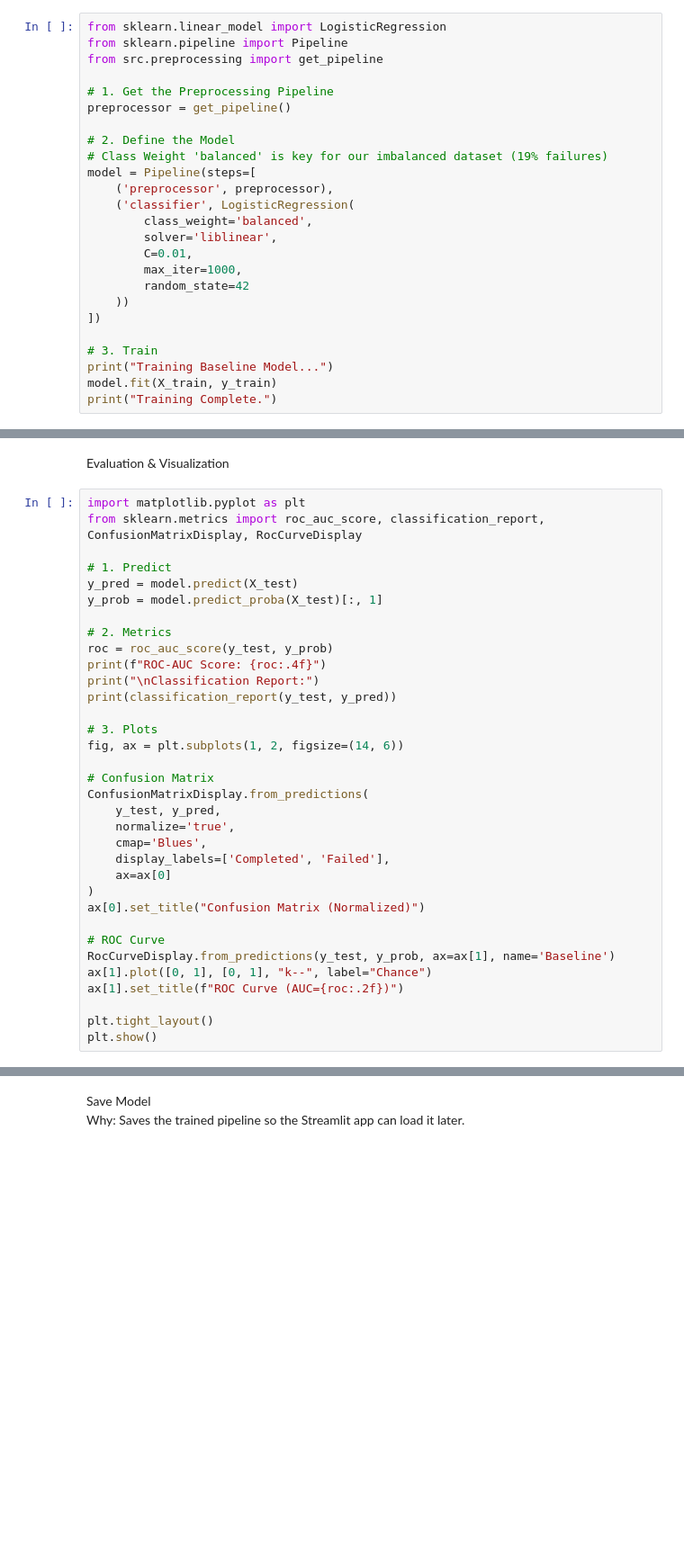
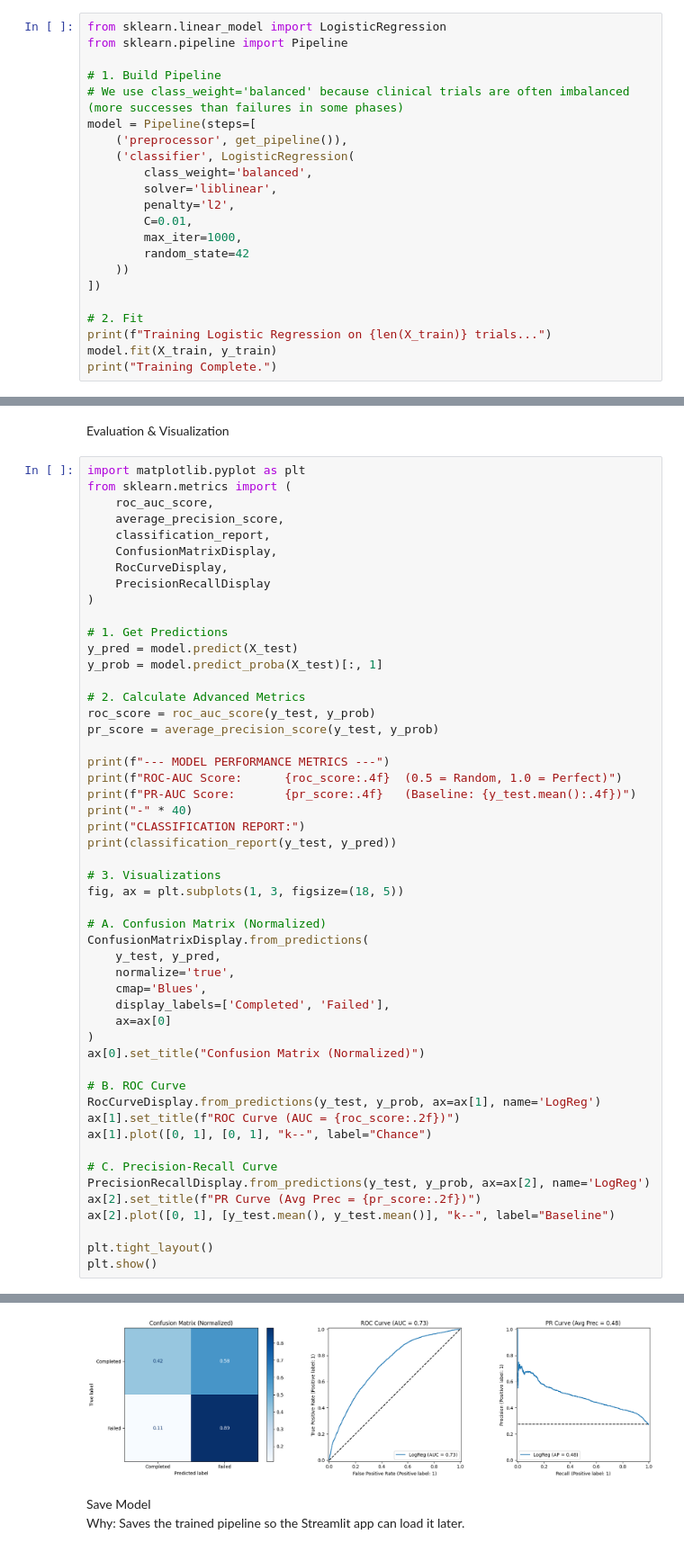
Before and after one commit to delaunan/clintrialpredict, a Jupyter notebook: WP1_baseline/baseline_model.ipynb, the cells around one changed output, grey strips where cells are left out. Shown: that part at 90% size. Cells and saved outputs as stored; diff of their text form; blank space fills up the shorter version.

Commit message:
transfer of baseline in python and clean ipynb ready

```diff
--- a/WP1_baseline/baseline_model.ipynb
+++ b/WP1_baseline/baseline_model.ipynb
@@ -84,25 +142,22 @@ Model training
 # %%
 from sklearn.linear_model import LogisticRegression
 from sklearn.pipeline import Pipeline
-from src.preprocessing import get_pipeline
 
-# 1. Get the Preprocessing Pipeline
-preprocessor = get_pipeline()
-
-# 2. Define the Model
-# Class Weight 'balanced' is key for our imbalanced dataset (19% failures)
+# 1. Build Pipeline
+# We use class_weight='balanced' because clinical trials are often imbalanced (more successes than failures in some phases)
 model = Pipeline(steps=[
-    ('preprocessor', preprocessor),
+    ('preprocessor', get_pipeline()),
     ('classifier', LogisticRegression(
         class_weight='balanced',
         solver='liblinear',
+        penalty='l2',
         C=0.01,
         max_iter=1000,
         random_state=42
     ))
 ])
 
-# 3. Train
-print("Training Baseline Model...")
+# 2. Fit
+print(f"Training Logistic Regression on {len(X_train)} trials...")
 model.fit(X_train, y_train)
 print("Training Complete.")
@@ -110,22 +168,34 @@ print("Training Complete.")
 Evaluation & Visualization
 # %%
 import matplotlib.pyplot as plt
-from sklearn.metrics import roc_auc_score, classification_report, ConfusionMatrixDisplay, RocCurveDisplay
+from sklearn.metrics import (
+    roc_auc_score,
+    average_precision_score,
+    classification_report,
+    ConfusionMatrixDisplay,
+    RocCurveDisplay,
+    PrecisionRecallDisplay
+)
 
-# 1. Predict
+# 1. Get Predictions
 y_pred = model.predict(X_test)
 y_prob = model.predict_proba(X_test)[:, 1]
 
-# 2. Metrics
-roc = roc_auc_score(y_test, y_prob)
-print(f"ROC-AUC Score: {roc:.4f}")
-print("\nClassification Report:")
+# 2. Calculate Advanced Metrics
+roc_score = roc_auc_score(y_test, y_prob)
+pr_score = average_precision_score(y_test, y_prob)
+
+print(f"--- MODEL PERFORMANCE METRICS ---")
+print(f"ROC-AUC Score:      {roc_score:.4f}  (0.5 = Random, 1.0 = Perfect)")
+print(f"PR-AUC Score:       {pr_score:.4f}   (Baseline: {y_test.mean():.4f})")
+print("-" * 40)
+print("CLASSIFICATION REPORT:")
 print(classification_report(y_test, y_pred))
 
-# 3. Plots
-fig, ax = plt.subplots(1, 2, figsize=(14, 6))
+# 3. Visualizations
+fig, ax = plt.subplots(1, 3, figsize=(18, 5))
 
-# Confusion Matrix
+# A. Confusion Matrix (Normalized)
 ConfusionMatrixDisplay.from_predictions(
     y_test, y_pred,
     normalize='true',
@@ -135,10 +205,16 @@ ConfusionMatrixDisplay.from_predictions(
 )
 ax[0].set_title("Confusion Matrix (Normalized)")
 
-# ROC Curve
-RocCurveDisplay.from_predictions(y_test, y_prob, ax=ax[1], name='Baseline')
+# B. ROC Curve
+RocCurveDisplay.from_predictions(y_test, y_prob, ax=ax[1], name='LogReg')
+ax[1].set_title(f"ROC Curve (AUC = {roc_score:.2f})")
 ax[1].plot([0, 1], [0, 1], "k--", label="Chance")
-ax[1].set_title(f"ROC Curve (AUC={roc:.2f})")
+
+# C. Precision-Recall Curve
+PrecisionRecallDisplay.from_predictions(y_test, y_prob, ax=ax[2], name='LogReg')
+ax[2].set_title(f"PR Curve (Avg Prec = {pr_score:.2f})")
+ax[2].plot([0, 1], [y_test.mean(), y_test.mean()], "k--", label="Baseline")
 
 plt.tight_layout()
 plt.show()
+# %% [output]
@@ -145,3 +234,4 @@ plt.show()
+[figure, added]
 # %% [markdown]
 Save Model <br>
 Why: Saves the trained pipeline so the Streamlit app can load it later.
```
Also changed, not shown: parts of 9 cells of this notebook, 6 other files.
